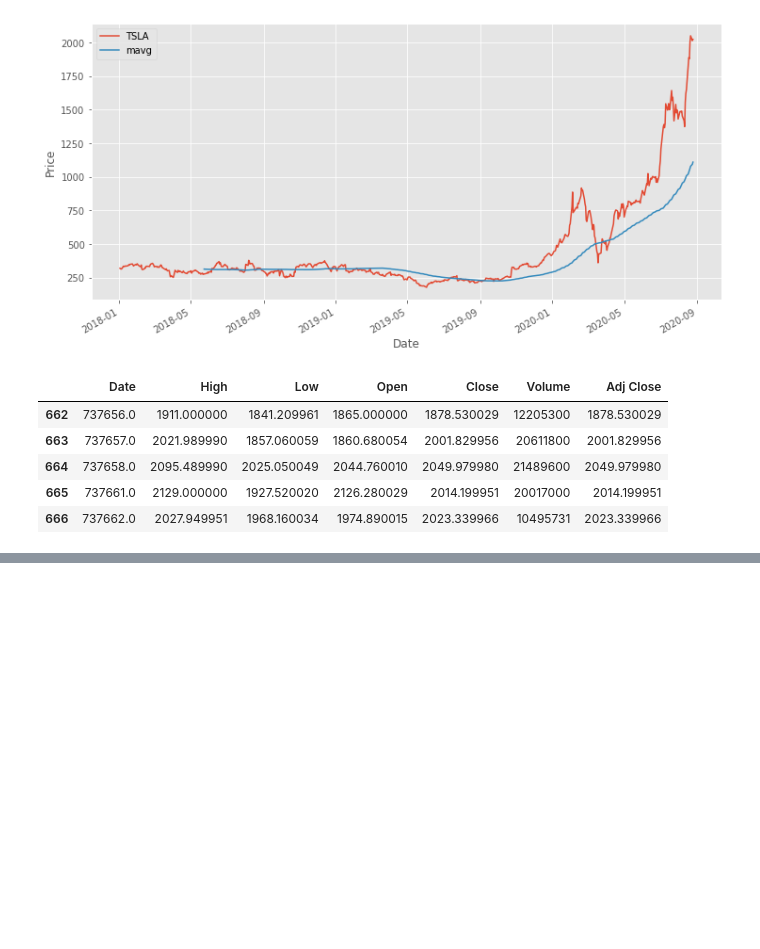
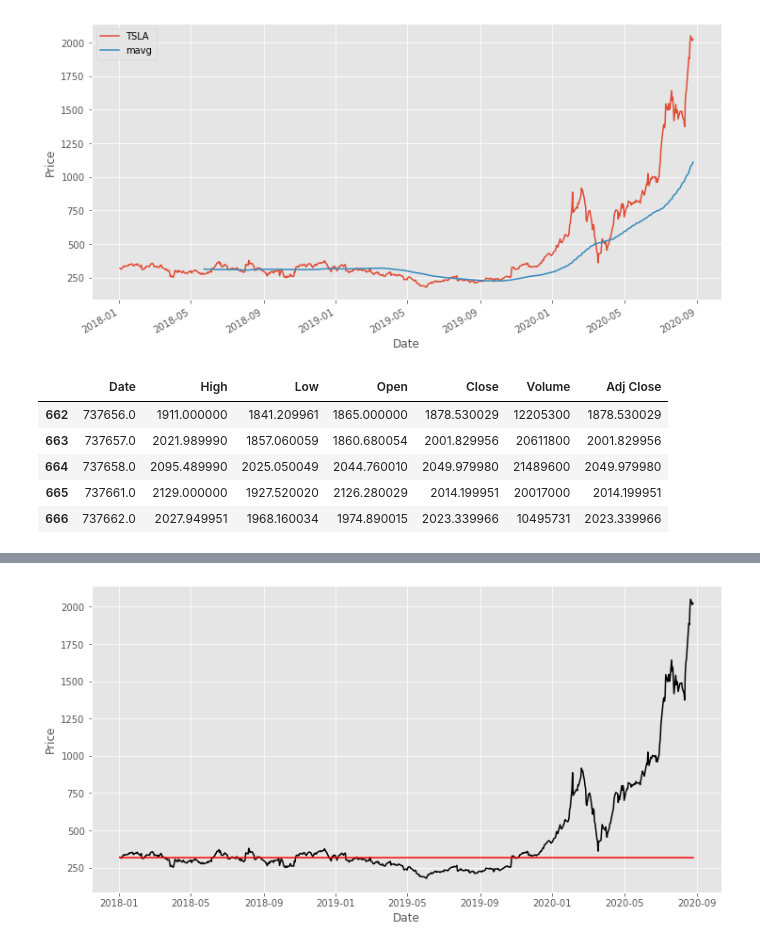
Before and after one commit to CleverParty/containers, a Jupyter notebook: data/tickerNotebook.ipynb, the cells around one changed output, grey strips where cells are left out. Drawn from its saved outputs; the diff is of its cells as text; code cells hidden in the pictures; blank space fills up the shorter version.

```diff
--- a/data/tickerNotebook.ipynb
+++ b/data/tickerNotebook.ipynb
@@ -163,9 +164,11 @@ plt.show()
 # %%
-svrTicker = SVR(kernel= 'sigmoid', C= 1e3, gamma= 0.2)
+svrTicker = SVR(kernel= 'sigmoid')
 svrTicker.fit(dates, prices)
 plt.figure(figsize = (12,6))
 plt.plot(dates, prices, color= 'black', label= 'Data')
 plt.plot(org_dates, svrTicker.predict(dates), color= 'red', label= 'RBF model')
 plt.xlabel('Date')
 plt.ylabel('Price')
 plt.show()
+# %% [output]
+[figure, added]
```
Also changed, not shown: parts of 2 cells of this notebook, 2 other files.
